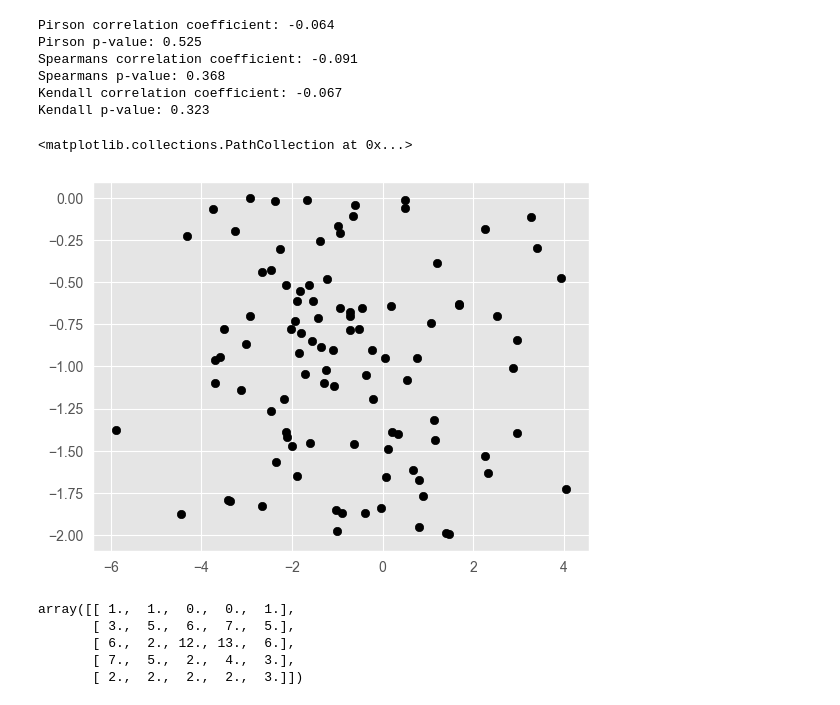
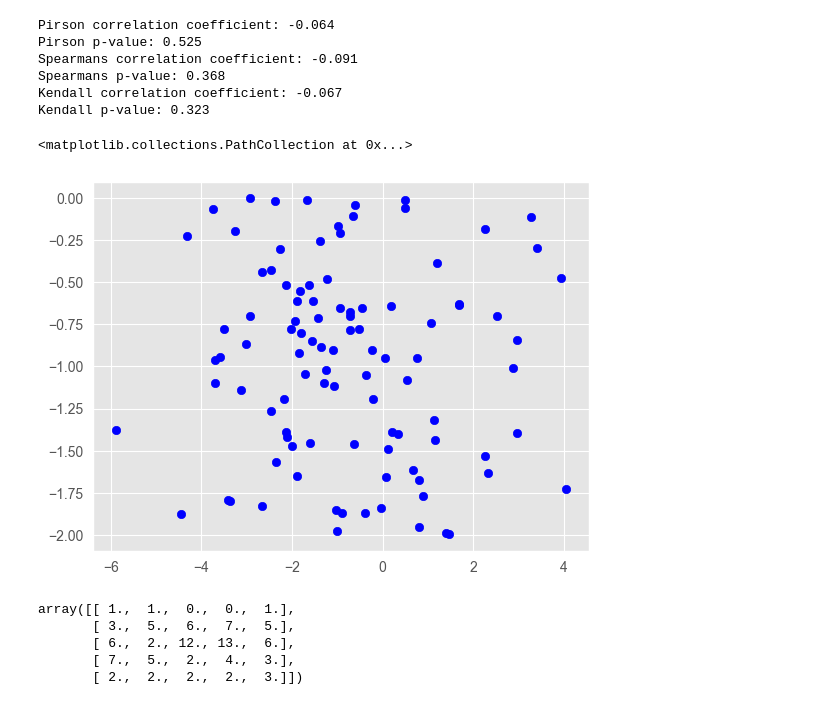
Before and after one commit to MEPhI-Floppas/matstat.py, a Jupyter notebook: labs/4/mark/lab4.ipynb, the cells around one changed output. Drawn from its saved outputs; the diff is of its cells as text; code cells hidden in the pictures.

```diff
--- a/labs/4/mark/lab4.ipynb
+++ b/labs/4/mark/lab4.ipynb
@@ -64,10 +64,10 @@ Spearmans p-value: 0.368
 Kendall correlation coefficient: -0.067
 Kendall p-value: 0.323
 # %%
-plt.scatter(X, Y, color='black')
+plt.scatter(X, Y, color='blue')
 # %% [output]
 <matplotlib.collections.PathCollection at 0x...>
-[figure, old version]
+[figure, new version]
 # %%
 res = plt.hist2d(X, Y, bins=5)
 res[0]
```
Also changed, not shown: parts of 1 cell of this notebook, 2 other files.
